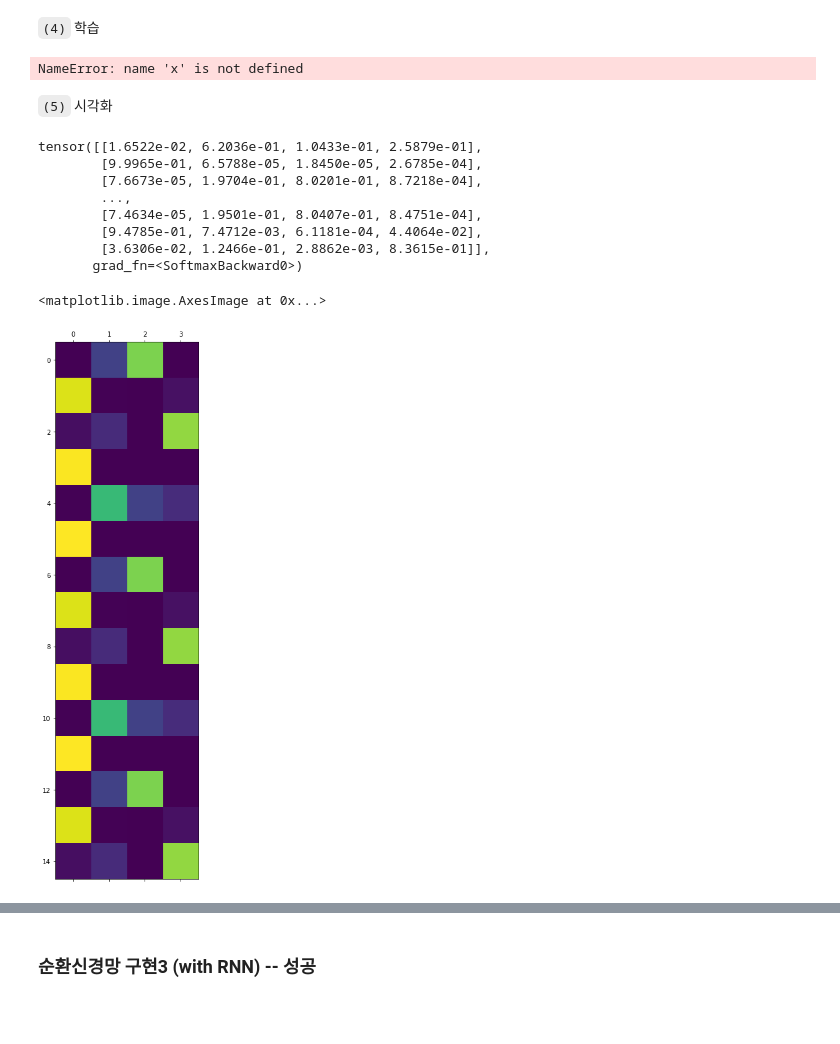
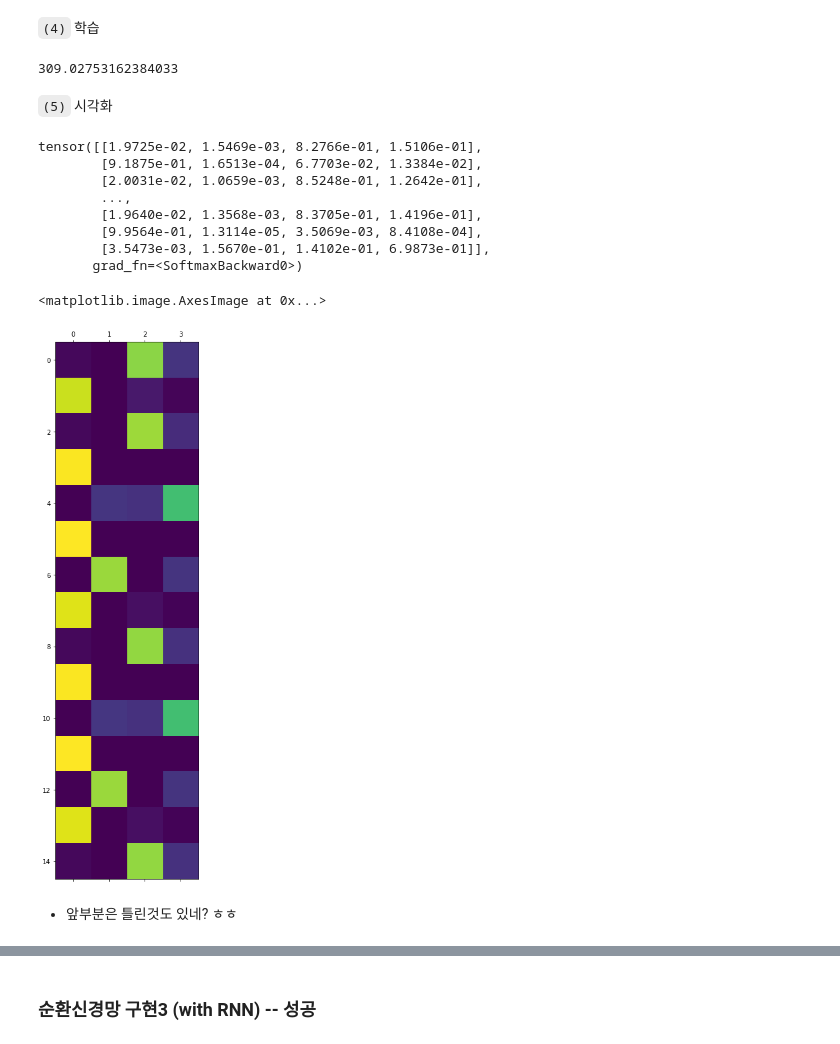
Before and after one commit to guebin/DL2022_backup, a Jupyter notebook: _notebooks/2099-01-01-dr.ipynb, the cells around one changed output, grey strips where cells are left out. Cells and saved outputs as stored; diff of their text form; code cells hidden in the pictures; blank space fills up the shorter version.

```diff
--- a/_notebooks/2099-01-01-dr.ipynb
+++ b/_notebooks/2099-01-01-dr.ipynb
@@ -16,0 +23,3 @@ soft = torch.nn.Softmax(dim=1)
+# %%
+txt = list('AbAcAd')*100
+txt[:10]
@@ -16,0 +28,3 @@ soft = torch.nn.Softmax(dim=1)
+# %%
+txt_x = txt[:-1]
+txt_y = txt[1:]
@@ -16,0 +35,3 @@ soft = torch.nn.Softmax(dim=1)
+# %%
+x = torch.nn.functional.one_hot(torch.tensor(f(txt_x,{'A':0,'b':1,'c':2,'d':3}))).float()
+y = torch.nn.functional.one_hot(torch.tensor(f(txt_y,{'A':0,'b':1,'c':2,'d':3}))).float()
@@ -58,7 +94,7 @@ for epoc in range(5000):
 t2 = time.time()
 t2-t1
 # %% [output]
-NameError: name 'x' is not defined
+309.02753162384033
 # %% [markdown]
 `(5)` 시각화
 # %%
@@ -72,16 +108,18 @@ for t in range(1,T):
 yhat = soft(cook(hidden))
 yhat
 # %% [output]
-tensor([[1.6522e-02, 6.2036e-01, 1.0433e-01, 2.5879e-01],
-        [9.9965e-01, 6.5788e-05, 1.8450e-05, 2.6785e-04],
-        [7.6673e-05, 1.9704e-01, 8.0201e-01, 8.7218e-04],
+tensor([[1.9725e-02, 1.5469e-03, 8.2766e-01, 1.5106e-01],
+        [9.1875e-01, 1.6513e-04, 6.7703e-02, 1.3384e-02],
+        [2.0031e-02, 1.0659e-03, 8.5248e-01, 1.2642e-01],
         ...,
-        [7.4634e-05, 1.9501e-01, 8.0407e-01, 8.4751e-04],
-        [9.4785e-01, 7.4712e-03, 6.1181e-04, 4.4064e-02],
-        [3.6306e-02, 1.2466e-01, 2.8862e-03, 8.3615e-01]],
+        [1.9640e-02, 1.3568e-03, 8.3705e-01, 1.4196e-01],
+        [9.9564e-01, 1.3114e-05, 3.5069e-03, 8.4108e-04],
+        [3.5473e-03, 1.5670e-01, 1.4102e-01, 6.9873e-01]],
        grad_fn=<SoftmaxBackward0>)
 # %%
-plt.matshow(yhat.data[-15:])
+plt.matshow(yhat.data[:15])
 # %% [output]
 <matplotlib.image.AxesImage at 0x...>
-[figure, old version]
+[figure, new version]
+# %% [markdown]
+- 앞부분은 틀린것도 있네? ㅎㅎ
```
Also changed, not shown: parts of 18 cells of this notebook.
